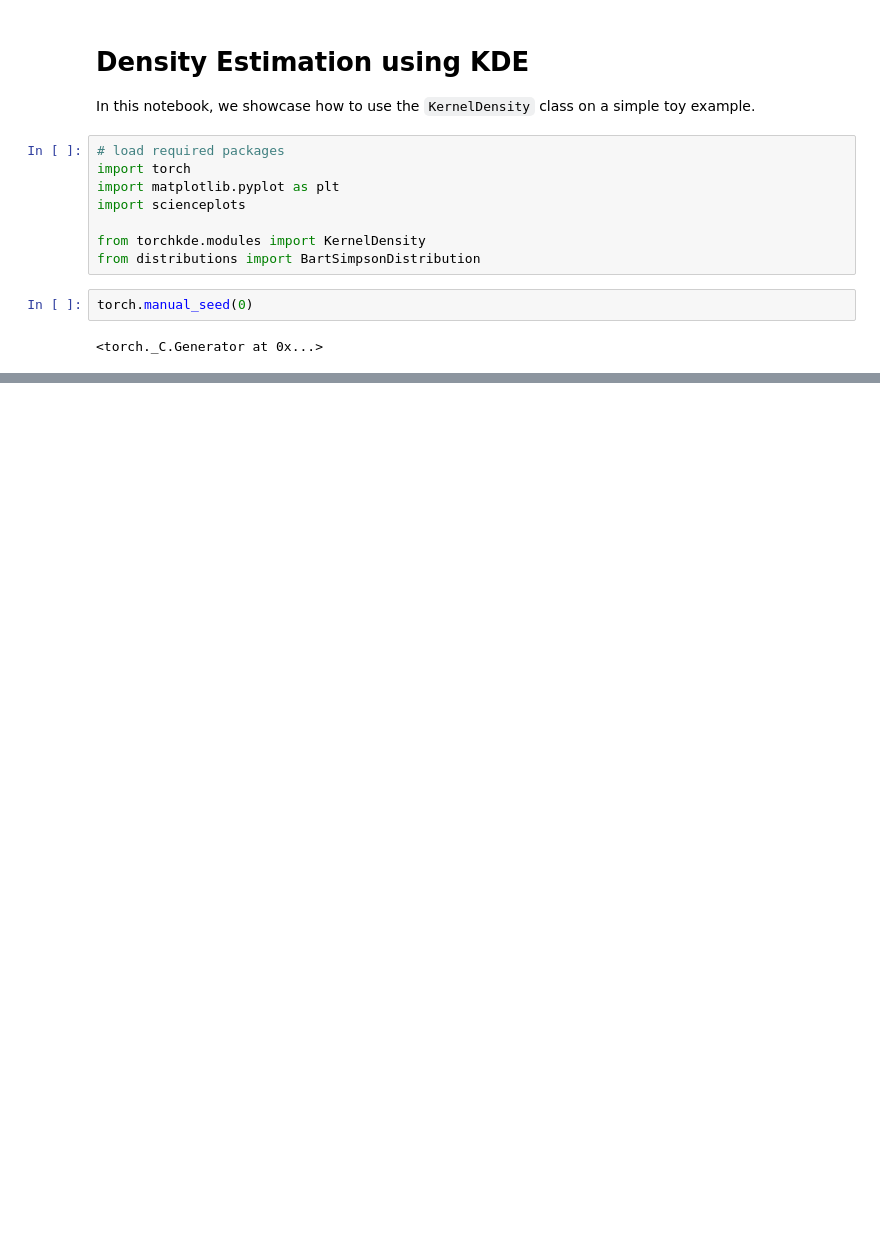
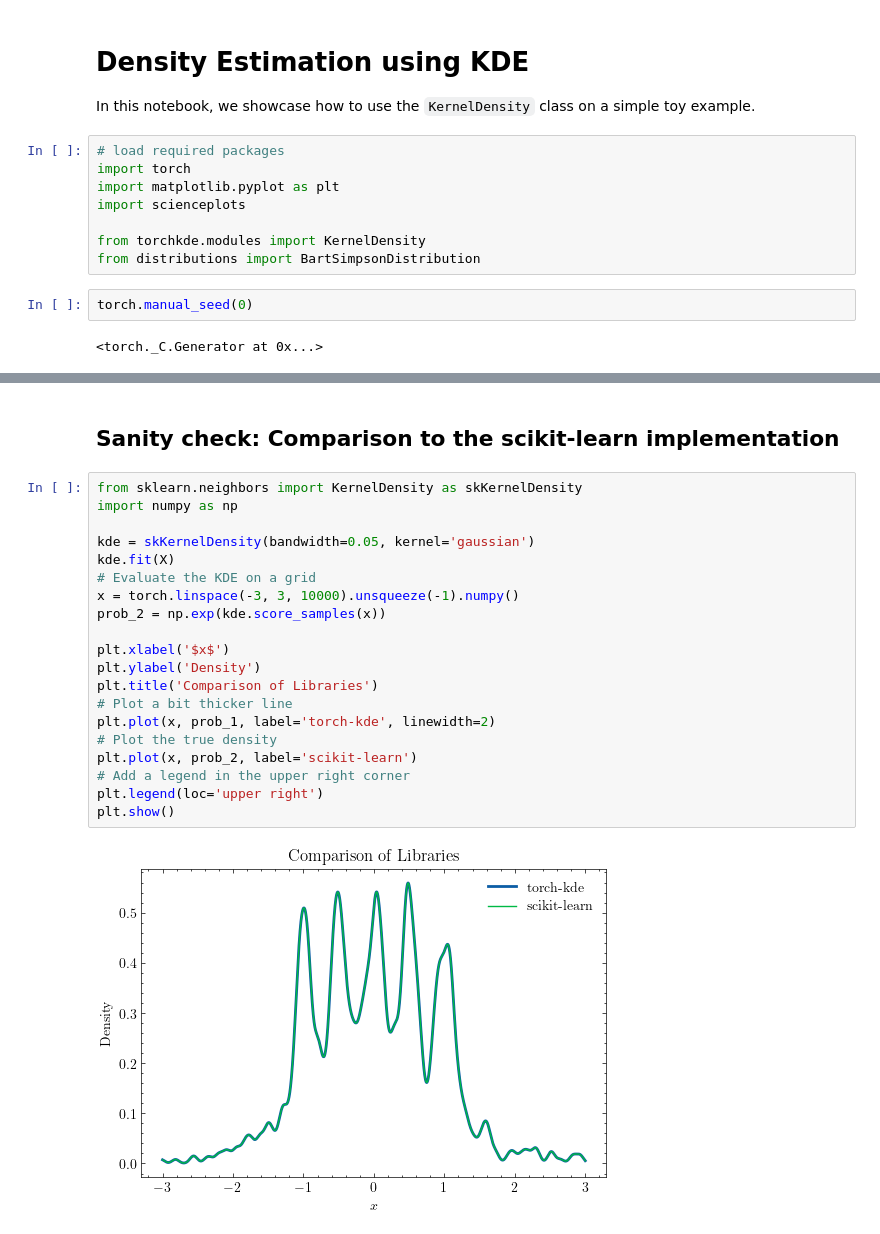
Before and after one commit to amreis/torch-kde, a Jupyter notebook: demo_kde.ipynb, the cells around one changed output, grey strips where cells are left out. Drawn from its saved outputs; the diff is of its cells as text; blank space fills up the shorter version.

Commit message:
Add sanity check

```diff
--- a/demo_kde.ipynb
+++ b/demo_kde.ipynb
@@ -46,0 +45,24 @@ plt.show()
+# %% [markdown]
+## Sanity check: Comparison to the scikit-learn implementation
+# %%
+from sklearn.neighbors import KernelDensity as skKernelDensity
+import numpy as np
+
+kde = skKernelDensity(bandwidth=0.05, kernel='gaussian')
+kde.fit(X)
+# Evaluate the KDE on a grid
+x = torch.linspace(-3, 3, 10000).unsqueeze(-1).numpy()
+prob_2 = np.exp(kde.score_samples(x))
+
+plt.xlabel('$x$')
+plt.ylabel('Density')
+plt.title('Comparison of Libraries')
+# Plot a bit thicker line
+plt.plot(x, prob_1, label='torch-kde', linewidth=2)
+# Plot the true density
+plt.plot(x, prob_2, label='scikit-learn')
+# Add a legend in the upper right corner
+plt.legend(loc='upper right')
+plt.show()
+# %% [output]
+[figure, added]
```
Also changed, not shown: parts of 1 cell of this notebook.
